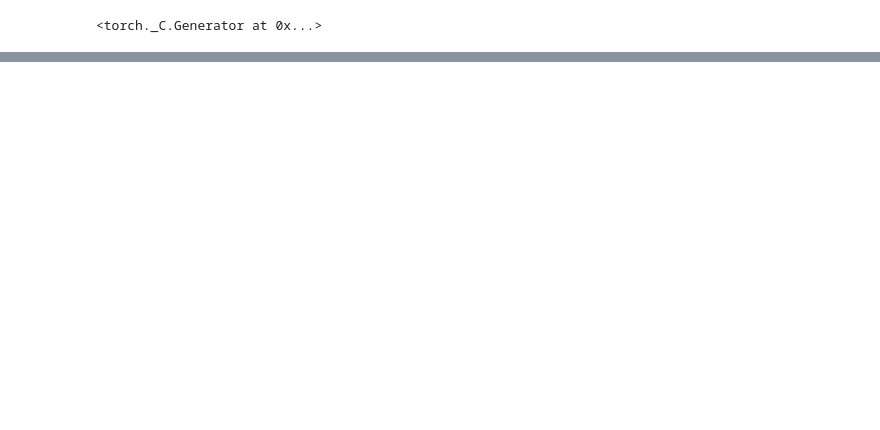
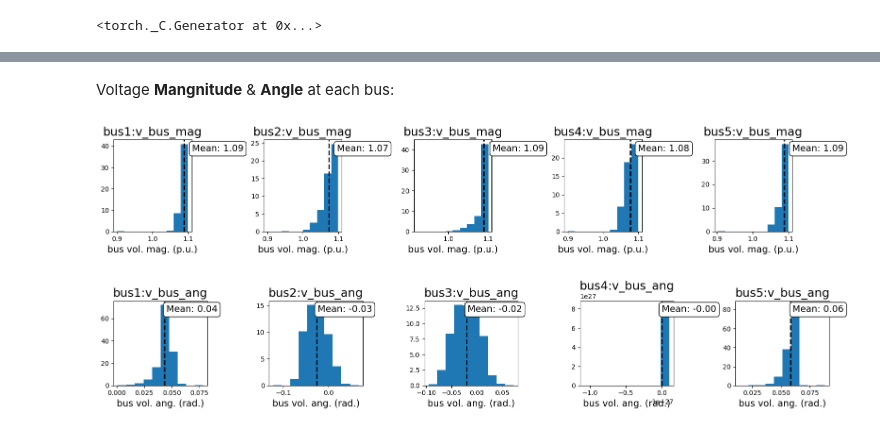
Before and after one commit to stanislawMarciniak/optimal-power-flow, a Jupyter notebook: optimal-power-flow.ipynb, the cells around one changed output, grey strips where cells are left out. Cells and saved outputs as stored; diff of their text form; code cells hidden in the pictures; blank space fills up the shorter version.

```diff
--- a/optimal-power-flow.ipynb
+++ b/optimal-power-flow.ipynb
@@ -60,0 +220,8 @@ torch.manual_seed(SEED)
+# %% [markdown]
+Voltage **Mangnitude** & **Angle** at each bus:
+# %%
+plot_hist_variables(bus_vm)
+plot_hist_variables(bus_va)
+# %% [output]
+[figure, added]
+[figure, added]
```
Also changed, not shown: parts of 23 cells of this notebook, 6 other files.
